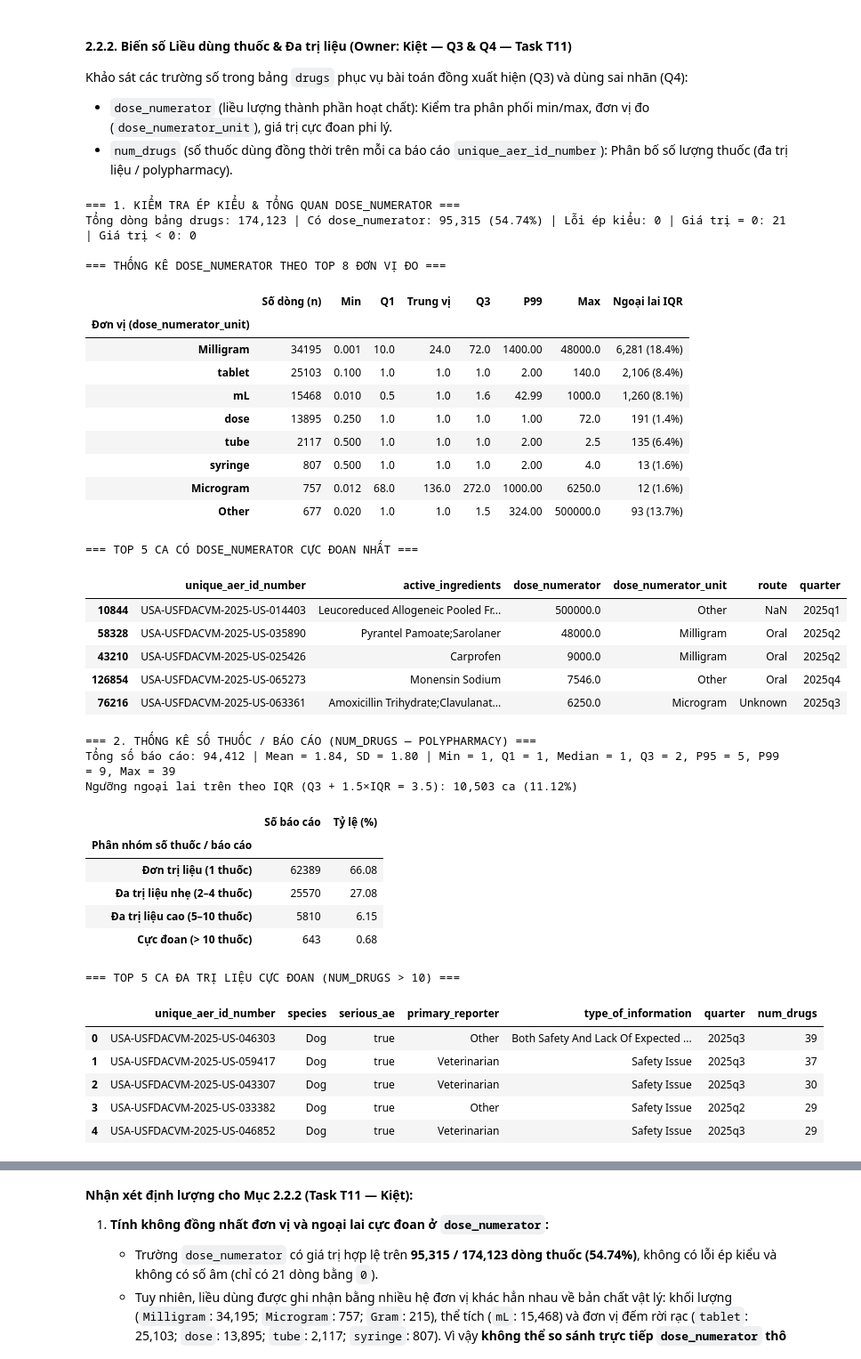
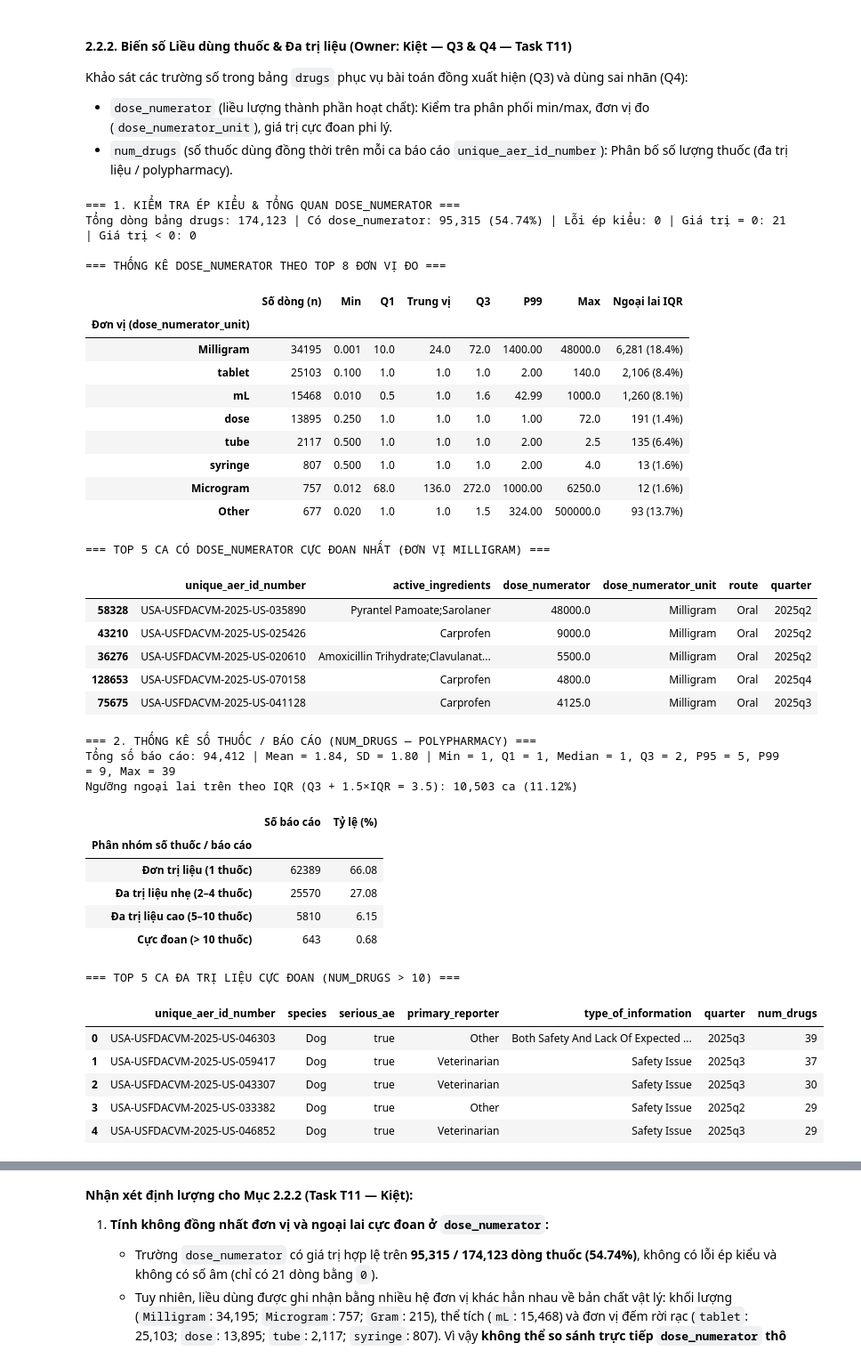
Before and after one commit to LeoTkiet/Prg4DS-G3, a Jupyter notebook: notebooks/01_collection_exploration.ipynb, the cells around one changed output, grey strips where cells are left out. Shown at 89% size. Drawn from its saved outputs; the diff is of its cells as text; code cells hidden in the pictures.

```diff
--- a/notebooks/01_collection_exploration.ipynb
+++ b/notebooks/01_collection_exploration.ipynb
@@ -872,8 +872,8 @@ dose_unit_df = pd.DataFrame(unit_rows).set_index("Đơn vị (dose_numerator_uni
 print("\n=== THỐNG KÊ DOSE_NUMERATOR THEO TOP 8 ĐƠN VỊ ĐO ===")
 display(dose_unit_df)
 
-print("\n=== TOP 5 CA CÓ DOSE_NUMERATOR CỰC ĐOAN NHẤT ===")
-extreme_doses = drugs_dose.nlargest(5, "dose_num")[
+print("\n=== TOP 5 CA CÓ DOSE_NUMERATOR CỰC ĐOAN NHẤT (ĐƠN VỊ MILLIGRAM) ===")
+extreme_doses = drugs_dose[drugs_dose["dose_numerator_unit"] == "Milligram"].nlargest(5, "dose_num")[
     [KEY_T11, "active_ingredients", "dose_num", "dose_numerator_unit", "route", "quarter"]
 ].rename(columns={"dose_num": "dose_numerator"})
 display(extreme_doses)
@@ -961,39 +961,39 @@ for bar, cnt in zip(bars, bucket_counts):
     label = f"{cnt:,}\n({pct:.1f}%)" if cnt >= 1000 or bar == bars[-1] else f"{cnt:,}"
     axes[1].annotate(
         label,
         xy=(bar.get_x() + bar.get_width() / 2, bar.get_height()),
         xytext=(0, 3),
         textcoords="offset points",
         ha="center",
         va="bottom",
         fontsize=7.5,
     )
 
 plt.suptitle("Khám phá biến số liều dùng thuốc và mức độ đa trị liệu (Task T11 — Kiệt)", fontsize=13, fontweight="bold", y=1.02)
 plt.tight_layout()
 plt.show()
 # %% [output]
 === 1. KIỂM TRA ÉP KIỂU & TỔNG QUAN DOSE_NUMERATOR ===
 Tổng dòng bảng drugs: 174,123 | Có dose_numerator: 95,315 (54.74%) | Lỗi ép kiểu: 0 | Giá trị = 0: 21 | Giá trị < 0: 0
 
 === THỐNG KÊ DOSE_NUMERATOR THEO TOP 8 ĐƠN VỊ ĐO ===
 |  | Số dòng (n) | Min | Q1 | Trung vị | Q3 | P99 | Max | Ngoại lai IQR |
 | Đơn vị (dose_numerator_unit) |  |  |  |  |  |  |  |  |
 | Milligram | 34195 | 0.001 | 10.0 | 24.0 | 72.0 | 1400.00 | 48000.0 | 6,281 (18.4%) |
 | tablet | 25103 | 0.100 | 1.0 | 1.0 | 1.0 | 2.00 | 140.0 | 2,106 (8.4%) |
 | mL | 15468 | 0.010 | 0.5 | 1.0 | 1.6 | 42.99 | 1000.0 | 1,260 (8.1%) |
 | dose | 13895 | 0.250 | 1.0 | 1.0 | 1.0 | 1.00 | 72.0 | 191 (1.4%) |
 | tube | 2117 | 0.500 | 1.0 | 1.0 | 1.0 | 2.00 | 2.5 | 135 (6.4%) |
 | syringe | 807 | 0.500 | 1.0 | 1.0 | 1.0 | 2.00 | 4.0 | 13 (1.6%) |
 | Microgram | 757 | 0.012 | 68.0 | 136.0 | 272.0 | 1000.00 | 6250.0 | 12 (1.6%) |
 | Other | 677 | 0.020 | 1.0 | 1.0 | 1.5 | 324.00 | 500000.0 | 93 (13.7%) |
-=== TOP 5 CA CÓ DOSE_NUMERATOR CỰC ĐOAN NHẤT ===
+=== TOP 5 CA CÓ DOSE_NUMERATOR CỰC ĐOAN NHẤT (ĐƠN VỊ MILLIGRAM) ===
 |  | unique_aer_id_number | active_ingredients | dose_numerator | dose_numerator_unit | route | quarter |
-| 10844 | USA-USFDACVM-2025-US-014403 | Leucoreduced Allogeneic Pooled Fr... | 500000.0 | Other | NaN | 2025q1 |
 | 58328 | USA-USFDACVM-2025-US-035890 | Pyrantel Pamoate;Sarolaner | 48000.0 | Milligram | Oral | 2025q2 |
 | 43210 | USA-USFDACVM-2025-US-025426 | Carprofen | 9000.0 | Milligram | Oral | 2025q2 |
-| 126854 | USA-USFDACVM-2025-US-065273 | Monensin Sodium | 7546.0 | Other | Oral | 2025q4 |
-| 76216 | USA-USFDACVM-2025-US-063361 | Amoxicillin Trihydrate;Clavulanat... | 6250.0 | Microgram | Unknown | 2025q3 |
+| 36276 | USA-USFDACVM-2025-US-020610 | Amoxicillin Trihydrate;Clavulanat... | 5500.0 | Milligram | Oral | 2025q2 |
+| 128653 | USA-USFDACVM-2025-US-070158 | Carprofen | 4800.0 | Milligram | Oral | 2025q4 |
+| 75675 | USA-USFDACVM-2025-US-041128 | Carprofen | 4125.0 | Milligram | Oral | 2025q3 |
 === 2. THỐNG KÊ SỐ THUỐC / BÁO CÁO (NUM_DRUGS — POLYPHARMACY) ===
 Tổng số báo cáo: 94,412 | Mean = 1.84, SD = 1.80 | Min = 1, Q1 = 1, Median = 1, Q3 = 2, P95 = 5, P99 = 9, Max = 39
 Ngưỡng ngoại lai trên theo IQR (Q3 + 1.5×IQR = 3.5): 10,503 ca (11.12%)
```
Also changed, not shown: parts of 7 cells of this notebook, 2 other files.
